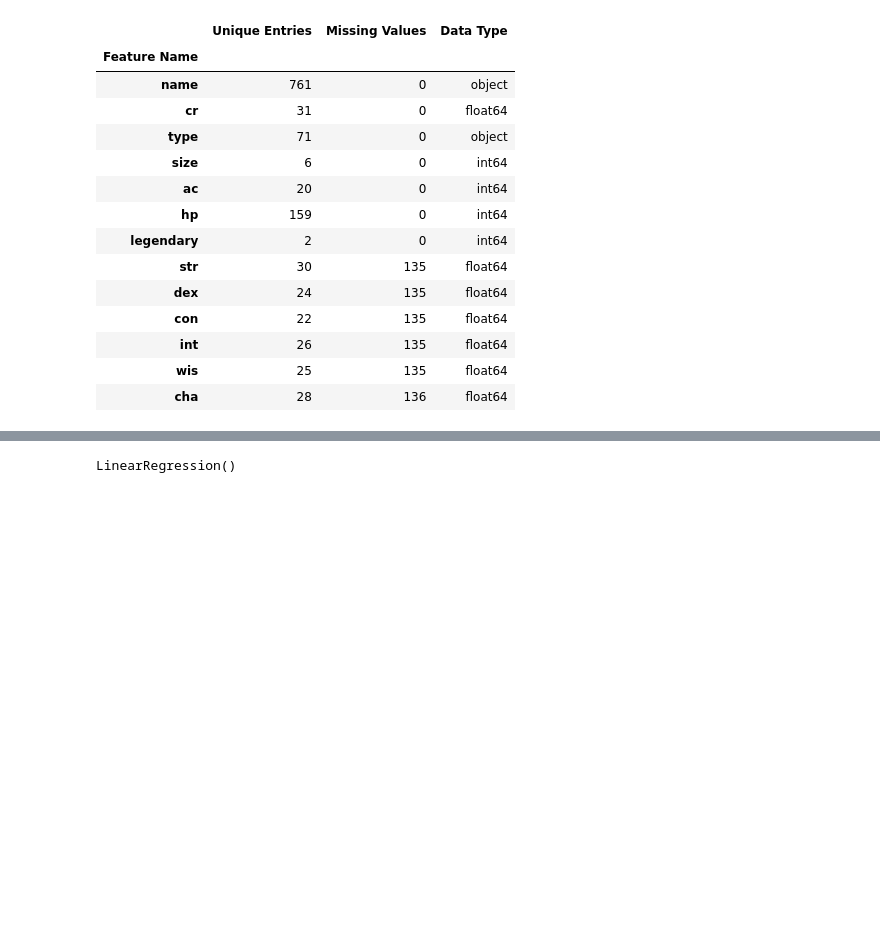
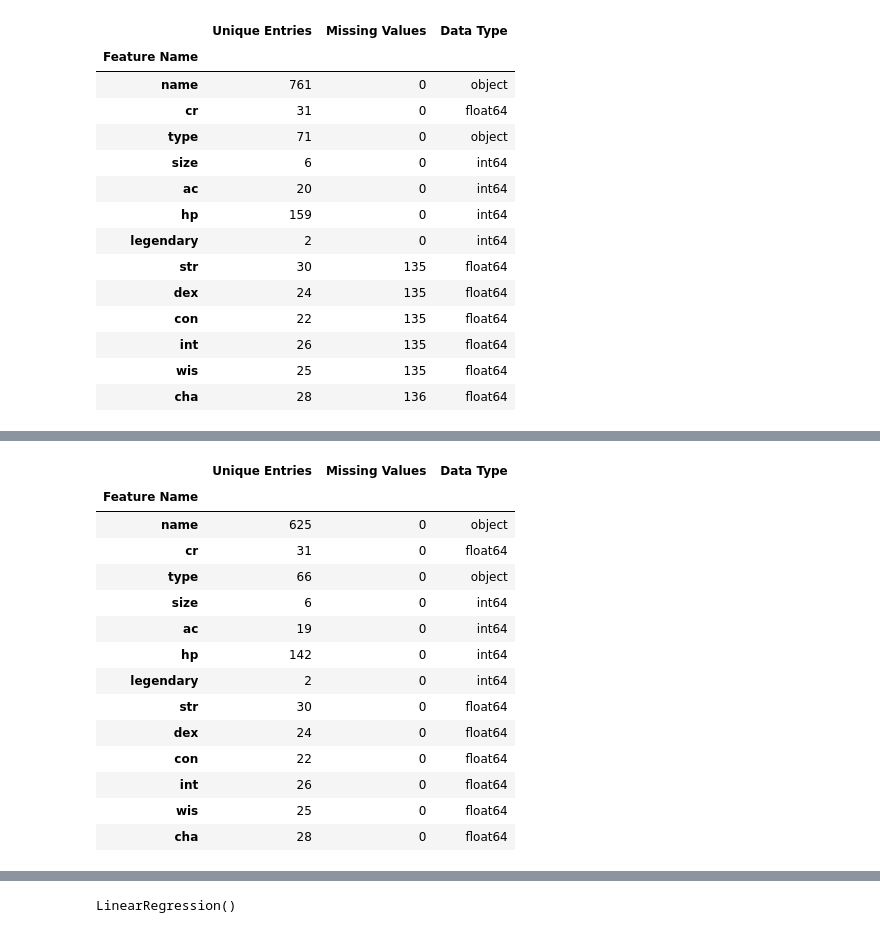
Before and after one commit to duradenzel/Individual-Challange, a Jupyter notebook: Individual challenge.ipynb, the cells around one changed output, grey strips where cells are left out. Drawn from its saved outputs; the diff is of its cells as text; code cells hidden in the pictures; blank space fills up the shorter version.

```diff
--- a/Individual challenge.ipynb
+++ b/Individual challenge.ipynb
@@ -370,15 +372,20 @@ print("Encoded 'size' feature values and their counts:")
 print(size_counts)
 
 
-feature_summary = pd.DataFrame({
-    'Feature Name': df.columns,
-    'Unique Entries': [df[col].nunique() for col in df.columns],
-    'Missing Values': [df[col].isnull().sum() for col in df.columns],
-    'Data Type': [df[col].dtype for col in df.columns]
-})
+def summarize_dataframe(dataframe):
 
-feature_summary = feature_summary.set_index('Feature Name')
-feature_summary
+    feature_summary = pd.DataFrame({
+        'Feature Name': dataframe.columns,
+        'Unique Entries': [dataframe[col].nunique() for col in dataframe.columns],
+        'Missing Values': [dataframe[col].isnull().sum() for col in dataframe.columns],
+        'Data Type': [dataframe[col].dtype for col in dataframe.columns]
+    })
+
+    feature_summary = feature_summary.set_index('Feature Name')
+    return feature_summary
+
+
+summarize_dataframe(df)
 # %% [output]
 Encoded 'size' feature values and their counts:
 size
@@ -458,16 +460,3 @@ feature_summary
 | int | 26 | 135 | float64 |
 | wis | 25 | 135 | float64 |
 | cha | 28 | 136 | float64 |
-# %%
-from sklearn.impute import KNNImputer
-
-imputer = KNNImputer(n_neighbors=5)
-
-ability_score_columns = ['str', 'dex', 'con', 'int', 'wis', 'cha']
-
-df[ability_score_columns] = imputer.fit_transform(df[ability_score_columns])
-
-missing_ability_scores = df[ability_score_columns].isnull().sum()
-
-print("Missing values after KNN imputation:")
-print(missing_ability_scores)
@@ -484,0 +469,21 @@ dtype: int64
+# %%
+
+df = df.dropna(subset=['str', 'dex', 'con', 'int', 'wis', 'cha'])
+
+summarize_dataframe(df)
+# %% [output]
+|  | Unique Entries | Missing Values | Data Type |
+| Feature Name |  |  |  |
+| name | 625 | 0 | object |
+| cr | 31 | 0 | float64 |
+| type | 66 | 0 | object |
+| size | 6 | 0 | int64 |
+| ac | 19 | 0 | int64 |
+| hp | 142 | 0 | int64 |
+| legendary | 2 | 0 | int64 |
+| str | 30 | 0 | float64 |
+| dex | 24 | 0 | float64 |
+| con | 22 | 0 | float64 |
+| int | 26 | 0 | float64 |
+| wis | 25 | 0 | float64 |
+| cha | 28 | 0 | float64 |
```
Also changed, not shown: parts of 20 cells of this notebook.
